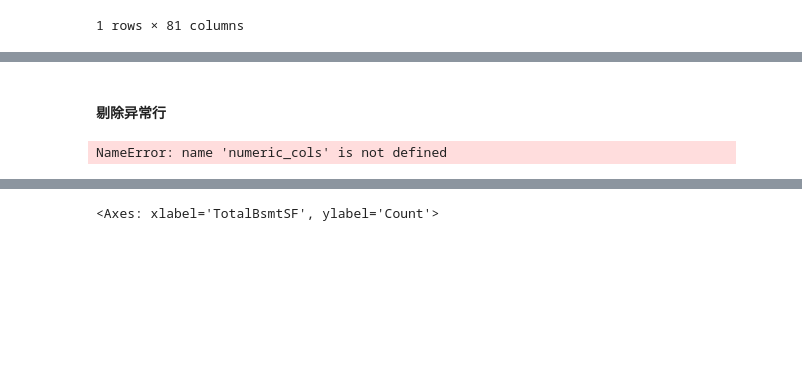
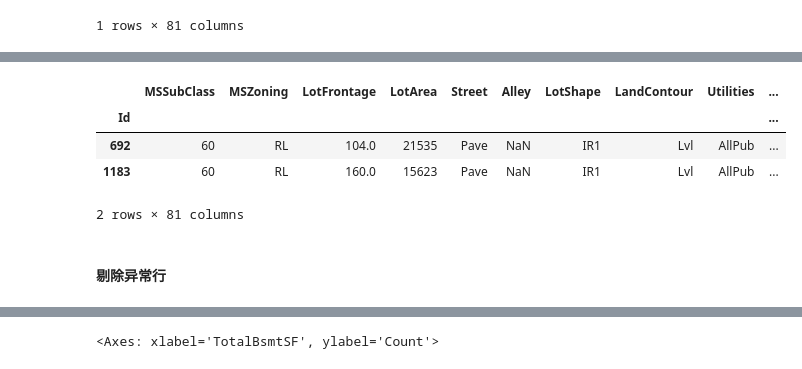
Before and after one commit to ddongzi/data-analysis, a Jupyter notebook: kaggle/House_Prices/main.ipynb, the cells around one changed output, grey strips where cells are left out. Drawn from its saved outputs; the diff is of its cells as text; code cells hidden in the pictures; blank space fills up the shorter version.

```diff
--- a/kaggle/House_Prices/Untitled.ipynb
+++ b/kaggle/House_Prices/main.ipynb
@@ -632,2 +640,10 @@ plt.show()
+# %%
+traindata[(traindata['LotShape'] == 'IR1') & (traindata['SalePrice'] > 700000)]
+# %% [output]
+|  | MSSubClass | MSZoning | LotFrontage | LotArea | Street | Alley | LotShape | LandContour | Utilities | ... |
+| Id |  |  |  |  |  |  |  |  |  | ... |
+| 692 | 60 | RL | 104.0 | 21535 | Pave | NaN | IR1 | Lvl | AllPub | ... |
+| 1183 | 60 | RL | 160.0 | 15623 | Pave | NaN | IR1 | Lvl | AllPub | ... |
+2 rows × 81 columns
 # %% [markdown]
 #### 剔除异常行
@@ -638,11 +654,3 @@ traindata = traindata.drop(ids, axis=0)
-# %%
-fig,axes = plt.subplots(len(numeric_cols)//3 + 1, 3, figsize= (15,25))
-axes = axes.ravel()
-for i,col in enumerate(numeric_cols):
-    sns.histplot(traindata[col], ax = axes[i], bins=50,label=f"{col}",kde=True)
-fig.tight_layout()
-# %% [output]
-NameError: name 'numeric_cols' is not defined
 # %% [markdown]
 ### log变换
 - 方差小一点, 受异常值影响小一点
```
Also changed, not shown: parts of 11 cells of this notebook, 1 other file.
